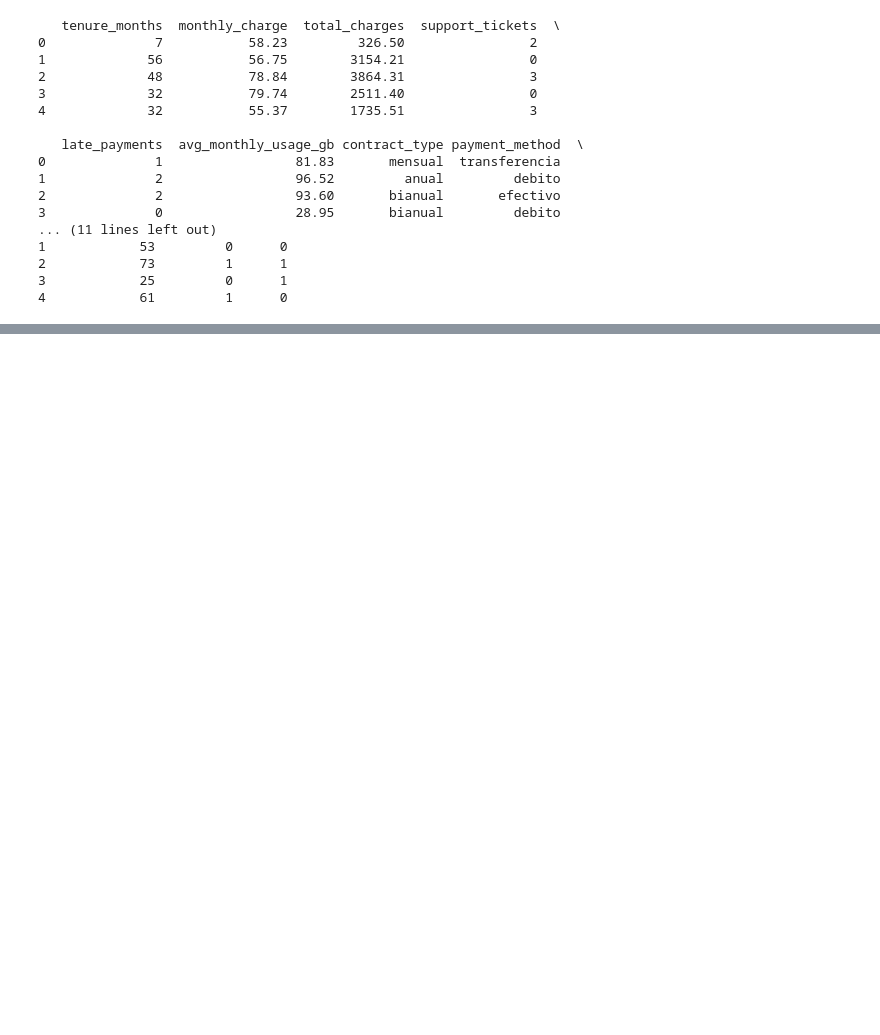
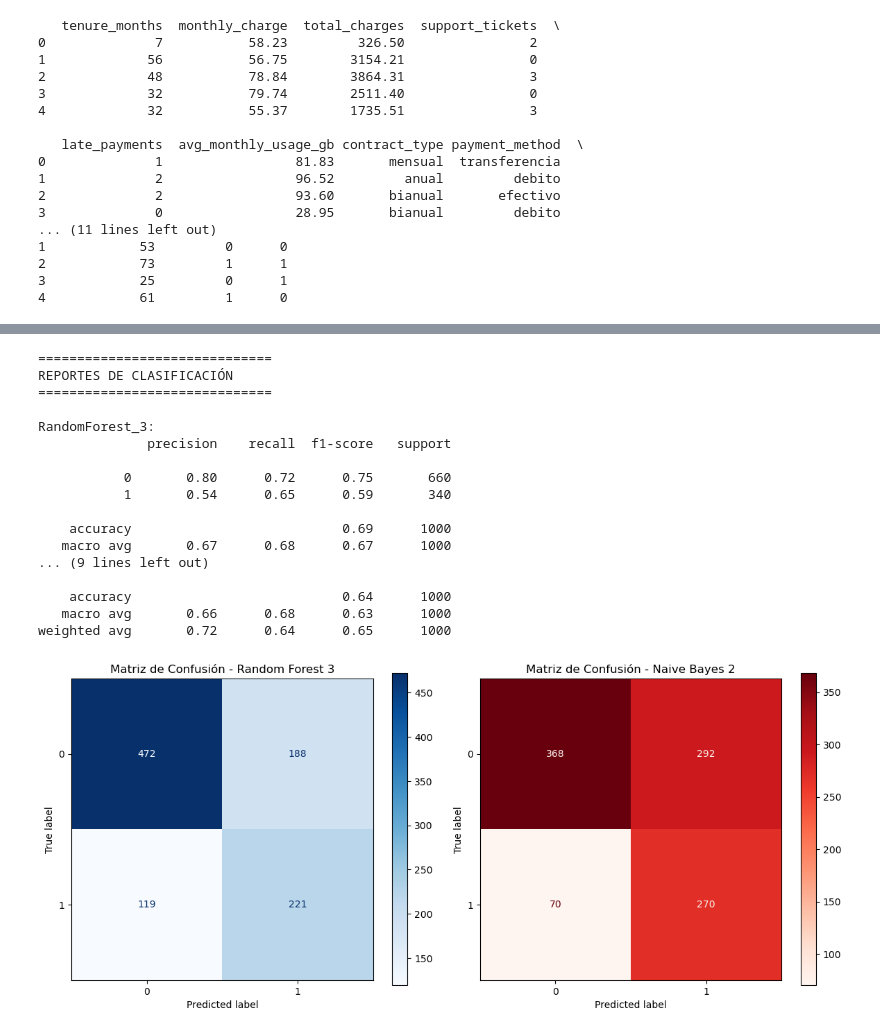
Before and after one commit to JuanManuelResquin84/Portafolio_03_Proyecto_AndesLink_MLOps, a Jupyter notebook: notebooks/02_Modelado_AndesLink.ipynb, the cells around one changed output, grey strips where cells are left out. Drawn from its saved outputs; the diff is of its cells as text; code cells hidden in the pictures; blank space fills up the shorter version.

```diff
--- a/notebooks/02_Modelado_AndesLink.ipynb
+++ b/notebooks/02_Modelado_AndesLink.ipynb
@@ -385 +370,49 @@ Kappa:    0.3036
 🧪 View experiment at: https://dagshub.com/JuanManuelResquin84/Proyecto_AndesLink.mlflow/#/experiments/0
+# %%
+import matplotlib.pyplot as plt
+from sklearn.metrics import classification_report, ConfusionMatrixDisplay
+
+#Reportes
+print("="*30)
+print("REPORTES DE CLASIFICACIÓN")
+print("="*30)
+print("\nRandomForest_3:")
+print(classification_report(y_test, y_pred))
+
+print("-" * 30)
+
+print("\nNaiveBayes_2 (Umbral personalizado):")
+print(classification_report(y_test, y_pred_custom))
+
+
+fig, ax = plt.subplots(1, 2, figsize=(12, 5))
+
+# Matriz 1: Random Forest (en el eje 0)
+ConfusionMatrixDisplay.from_predictions(y_test, y_pred, cmap='Blues', ax=ax[0])
+ax[0].set_title("Matriz de Confusión - Random Forest 3")
+
+# Matriz 2: Naive Bayes (en el eje 1)
+ConfusionMatrixDisplay.from_predictions(y_test, y_pred_custom, cmap='Reds', ax=ax[1])
+ax[1].set_title("Matriz de Confusión - Naive Bayes 2")
+
+plt.tight_layout()
+plt.show()
+# %% [output]
+==============================
+REPORTES DE CLASIFICACIÓN
+==============================
+
+RandomForest_3:
+              precision    recall  f1-score   support
+
+           0       0.80      0.72      0.75       660
+           1       0.54      0.65      0.59       340
+
+    accuracy                           0.69      1000
+   macro avg       0.67      0.68      0.67      1000
+... (9 lines left out)
+
+    accuracy                           0.64      1000
+   macro avg       0.66      0.68      0.63      1000
+weighted avg       0.72      0.64      0.65      1000
+[figure, added]
```
Also changed, not shown: parts of 9 cells of this notebook, 1 other file.
